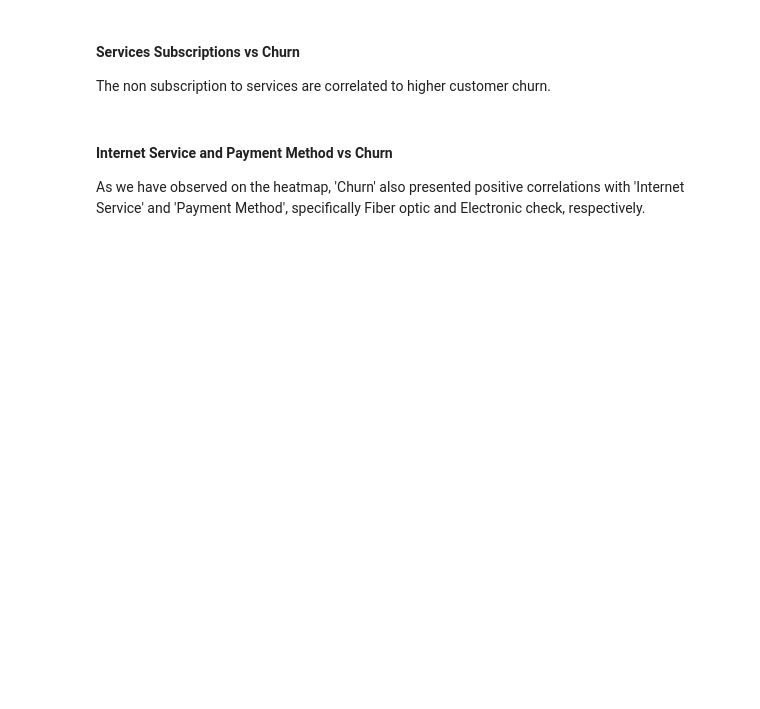
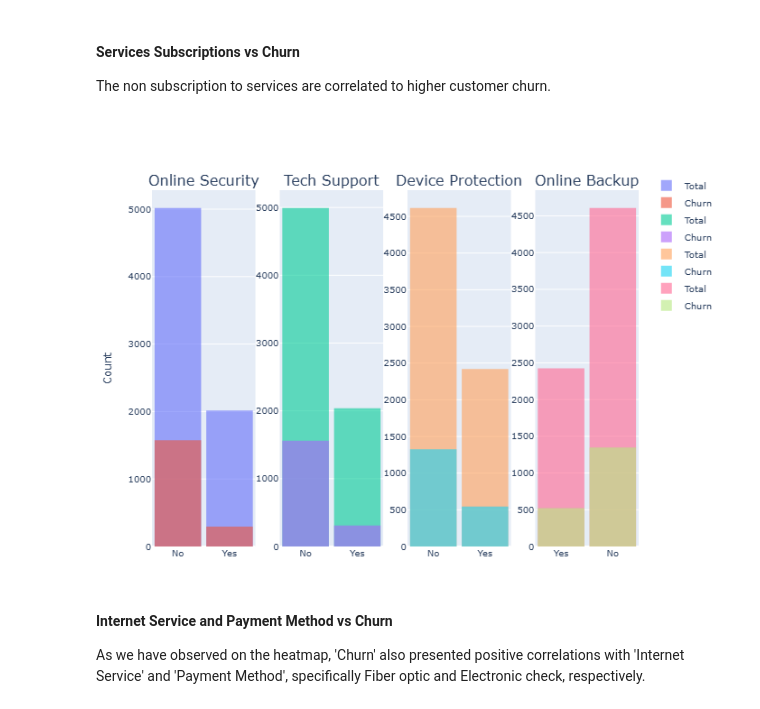
Before and after one commit to suellen-vieira/ml-logistic-regression, a Jupyter notebook: notebooks/customer_churn_prediction.ipynb, the cells around one changed output. Drawn from its saved outputs; the diff is of its cells as text; code cells hidden in the pictures; blank space fills up the shorter version.

```diff
--- a/notebooks/customer_churn_prediction.ipynb
+++ b/notebooks/customer_churn_prediction.ipynb
@@ -433,34 +435,36 @@ The non subscription to services are correlated to higher customer churn.
 cust_churn = cust_churn.replace({1:'Yes',0:'No'})
 
 fig = make_subplots(
     rows=1, cols=4,
     subplot_titles=('Online Security','Tech Support', 'Device Protection', 'Online Backup'))
 
 fig.add_trace(go.Histogram(x=cust_churn['Online Security'], opacity=0.6, name='Total'), row=1, col=1)
 fig.add_trace(go.Histogram(x=cust_churn[cust_churn['Churn']=='Yes']['Online Security'], opacity=0.6, name='Churn'), row=1, col=1)
 
 fig.add_trace(go.Histogram(x=cust_churn['Tech Support'], opacity=0.6, name='Total'), row=1, col=2)
 fig.add_trace(go.Histogram(x=cust_churn[cust_churn['Churn']=='Yes']['Tech Support'], opacity=0.6, name='Churn'), row=1, col=2)
 
 fig.add_trace(go.Histogram(x=cust_churn['Device Protection'], opacity=0.6, name='Total'), row=1, col=3)
 fig.add_trace(go.Histogram(x=cust_churn[cust_churn['Churn']=='Yes']['Device Protection'], opacity=0.6, name='Churn'), row=1, col=3)
 
 fig.add_trace(go.Histogram(x=cust_churn['Online Backup'], opacity=0.6, name='Total'), row=1, col=4)
 fig.add_trace(go.Histogram(x=cust_churn[cust_churn['Churn']=='Yes']['Online Backup'], opacity=0.6, name='Churn'), row=1, col=4)
 
 fig.update_layout(
     barmode='overlay',
     bargap=0.1,
     width=1300,
     height=600,
     margin=dict(l=20, r=20, t=80, b=20),
     yaxis_title='Count',
     font=dict(size=10),
     legend=dict(y=1.05, x=1.02)
 )
 
-pio.renderers.default = 'plotly_mimetype'
+pio.renderers.default = 'png'
 fig.show()
+# %% [output]
+[figure, added]
 # %% [markdown]
 #### Internet Service and Payment Method vs Churn
 
```
Also changed, not shown: parts of 8 cells of this notebook.
